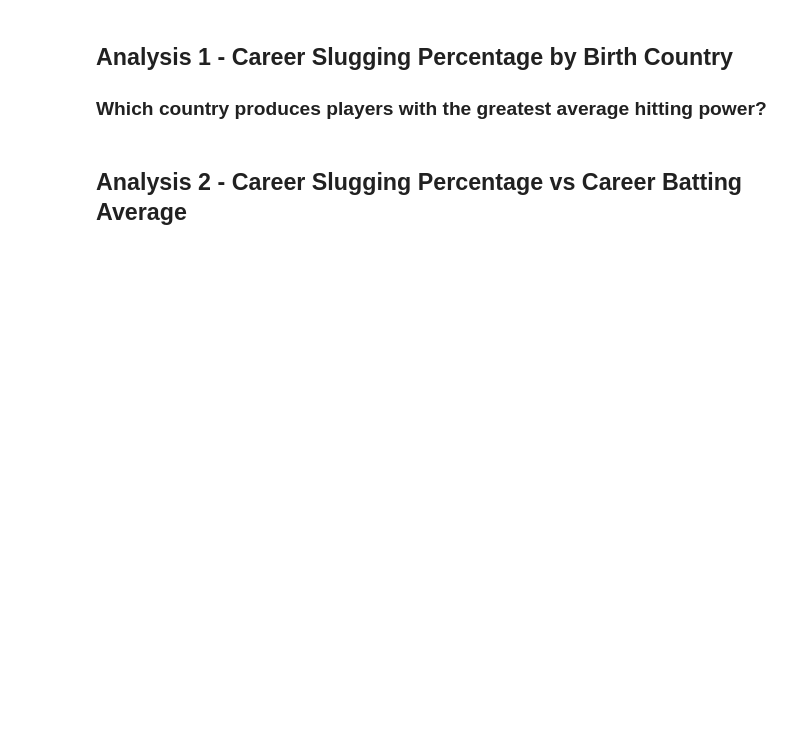
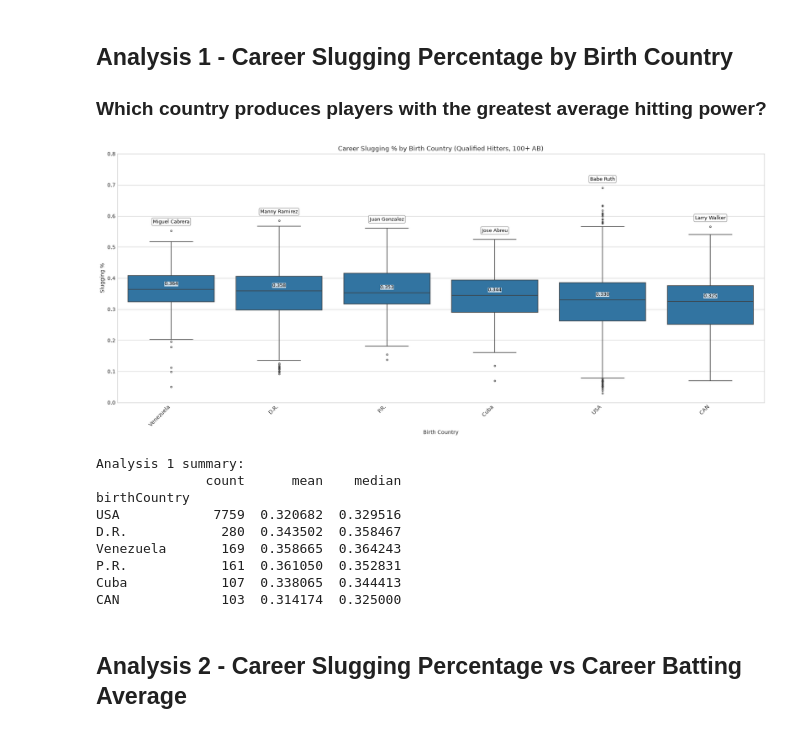
Before and after one commit to Nathan-Bateman22/Data-Science-Project_Baseball-Dataset, a Jupyter notebook: project1.ipynb, the cells around one changed output. Drawn from its saved outputs; the diff is of its cells as text; code cells hidden in the pictures; blank space fills up the shorter version.

Commit message:
added labels to each graph and made scale more accurate

```diff
--- a/project1.ipynb
+++ b/project1.ipynb
@@ -49,42 +49,102 @@ qualified_players = career_stats[
 ].copy()
 
 country_counts = qualified_players["birthCountry"].value_counts()
-eligible_countries = country_counts[country_counts >= 50].index
+eligible_countries = country_counts[country_counts >= 100].index
 qualified_players = qualified_players[qualified_players["birthCountry"].isin(eligible_countries)].copy()
+qualified_players = qualified_players.merge(
+    people[["playerID", "nameFirst", "nameLast"]],
+    on="playerID",
+    how="left",
+)
 
 country_order = (
     qualified_players.groupby("birthCountry")["slugging_pct"]
     .median()
     .sort_values(ascending=False)
     .index
+)
+
+# Identify the top slugging player in each country for annotation
+country_top_players = (
+    qualified_players.sort_values(["birthCountry", "slugging_pct"], ascending=[True, False])
+    .drop_duplicates("birthCountry")
+    .sort_values("birthCountry")
+    .reset_index(drop=True)
+)
+country_top_players["x_pos"] = country_top_players["birthCountry"].map(
+    {country: idx for idx, country in enumerate(country_order)}
 )
 
 fig, ax = plt.subplots(figsize=(18, 8))
 sns.boxplot(
     data=qualified_players,
     x="birthCountry",
     y="slugging_pct",
     order=country_order,
     linewidth=1.2,
     flierprops={"marker": "o", "markersize": 3},
     ax=ax,
 )
+
+# Add labels for each median value
+for idx, country in enumerate(country_order):
+    median_value = qualified_players.loc[
+        qualified_players["birthCountry"] == country,
+        "slugging_pct",
+    ].median()
+    ax.text(
+        idx,
+        median_value + 0.01,
+        f"{median_value:.3f}",
+        ha="center",
+        va="bottom",
+        fontsize=9,
+        color="black",
+        bbox={"facecolor": "white", "edgecolor": "none", "alpha": 0.75, "pad": 0.2},
+    )
+
+# Label the highest-slugging player for each country
+for _, row in country_top_players.iterrows():
+    player_name = f"{row['nameFirst']} {row['nameLast']}".strip()
+    ax.annotate(
+        player_name,
+        (row["x_pos"], row["slugging_pct"]),
+        xytext=(0, 12),
+        textcoords="offset points",
+        ha="center",
+        va="bottom",
+        fontsize=9,
+        color="black",
+        bbox={"facecolor": "white", "edgecolor": "gray", "alpha": 0.8, "boxstyle": "round,pad=0.25"},
+    )
+
 ax.set_title("Career Slugging % by Birth Country (Qualified Hitters, 100+ AB)")
 ax.set_xlabel("Birth Country")
 ax.set_ylabel("Slugging %")
-ax.set_ylim(0, 1.3)
+ax.set_ylim(0, 0.8)
 plt.xticks(rotation=45, ha="right")
 plt.tight_layout()
 plt.show()
 
-# Summary of countries with 50+ qualified hitters
+# Summary of countries with 100+ qualified hitters
 country_summary = (
     qualified_players.groupby("birthCountry")["slugging_pct"]
     .agg(["count", "mean", "median"])
     .sort_values(["count", "median"], ascending=[False, False])
 )
 print("\nAnalysis 1 summary:")
 print(country_summary.to_string())
+# %% [output]
+[figure, added]
+Analysis 1 summary:
+              count      mean    median
+birthCountry
+USA            7759  0.320682  0.329516
+D.R.            280  0.343502  0.358467
+Venezuela       169  0.358665  0.364243
+P.R.            161  0.361050  0.352831
+Cuba            107  0.338065  0.344413
+CAN             103  0.314174  0.325000
 # %% [markdown]
 ## Analysis 2 - Career Slugging Percentage vs Career Batting Average
 # %%
```
Also changed, not shown: parts of 1 cell of this notebook.
